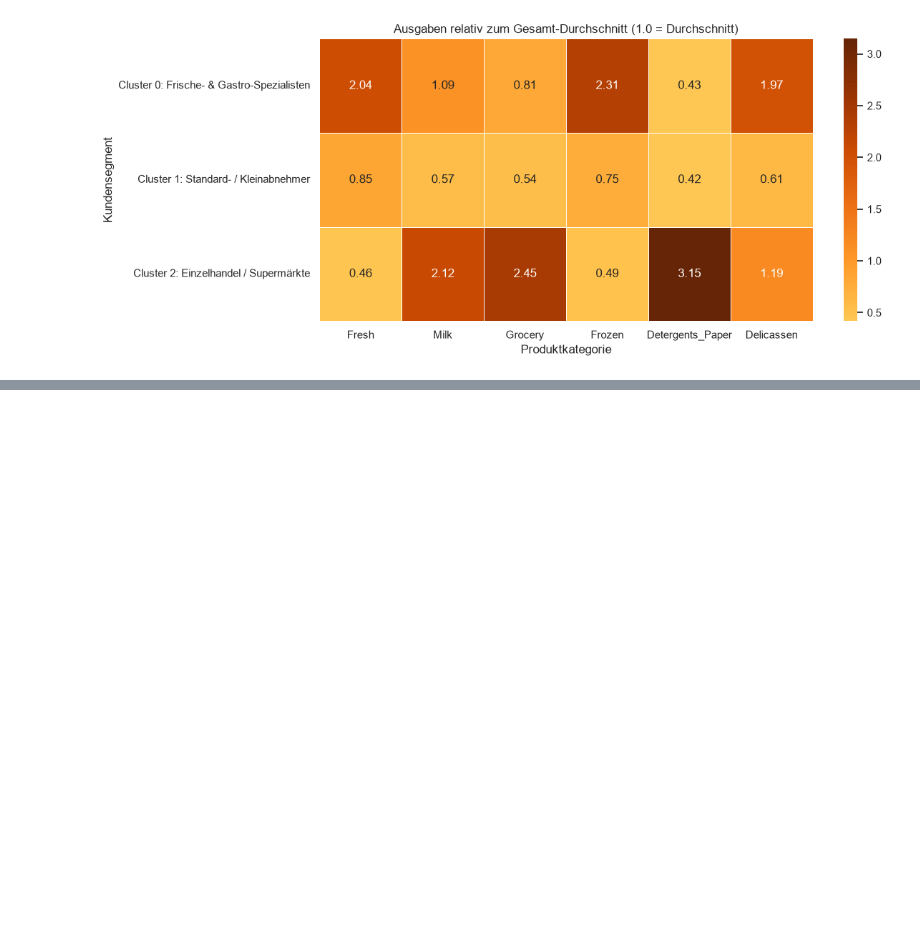
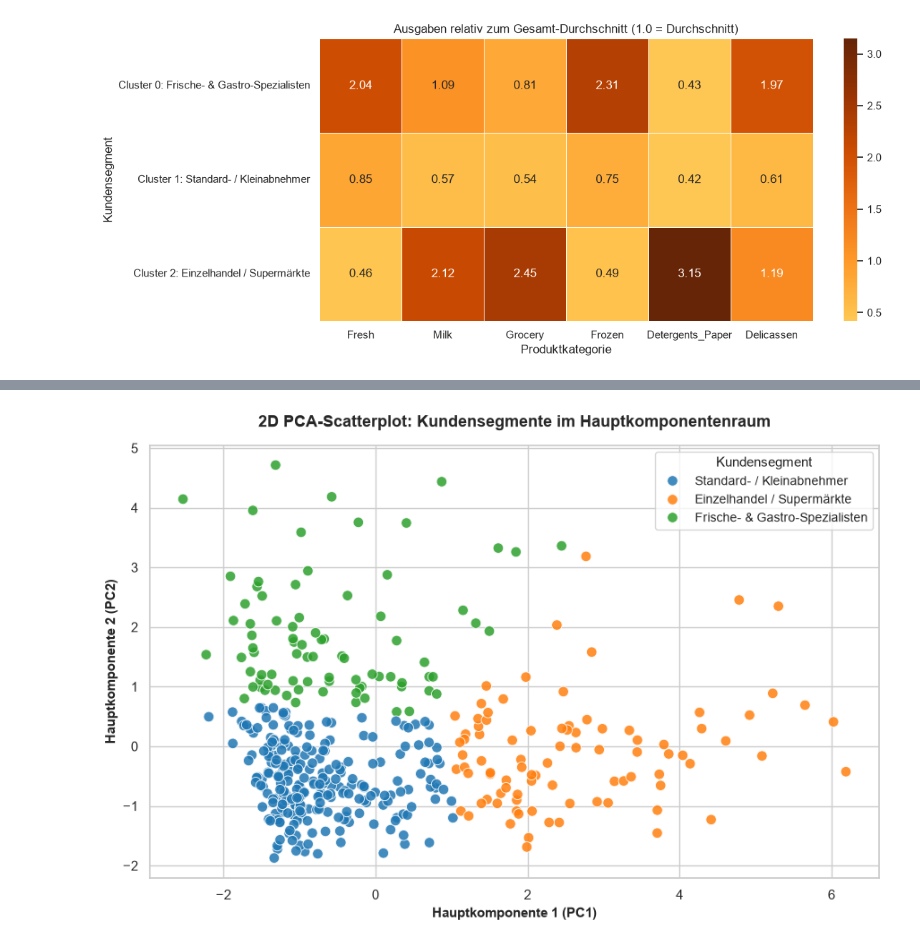
Before and after one commit to thombow-source/atlantico-ml, a Jupyter notebook: modeling.ipynb, the cells around one changed output, grey strips where cells are left out. Cells and saved outputs as stored; diff of their text form; code cells hidden in the pictures; blank space fills up the shorter version.

```diff
--- a/modeling.ipynb
+++ b/modeling.ipynb
@@ -346,0 +507,42 @@ plt.show()
+# %%
+import pandas as pd
+import matplotlib.pyplot as plt
+import seaborn as sns
+
+# 1. Wir nehmen die Spalte 'cluster' aus deinem 'clean' DataFrame
+# Prüfe kurz: Falls 'cluster' im Original [1, 2, 0] als Nummern hatte:
+cluster_names_map = {
+    0: "Frische- & Gastro-Spezialisten",
+    1: "Standard- / Kleinabnehmer",
+    2: "Einzelhandel / Supermärkte"
+}
+
+# 2. DataFrame mit den 2D-PCA-Daten erstellen
+pca_df = pd.DataFrame(X_pca, columns=["Hauptkomponente 1", "Hauptkomponente 2"])
+
+# WICHTIG: Das Mapping direkt auf clean["cluster"] anwenden
+pca_df["Kundensegment"] = clean["cluster"].map(cluster_names_map).values
+
+# 3. Plot zeichnen
+plt.figure(figsize=(9, 6))
+sns.set_theme(style="whitegrid")
+
+sns.scatterplot(
+    data=pca_df,
+    x="Hauptkomponente 1",
+    y="Hauptkomponente 2",
+    hue="Kundensegment",
+    palette="tab10",  # Standard-Palette, damit die Farben exakt dem ersten Plot entsprechen
+    s=70,
+    alpha=0.85
+)
+
+plt.title("2D PCA-Scatterplot: Kundensegmente im Hauptkomponentenraum", fontsize=13, fontweight="bold", pad=15)
+plt.xlabel("Hauptkomponente 1 (PC1)", fontsize=11, fontweight="bold")
+plt.ylabel("Hauptkomponente 2 (PC2)", fontsize=11, fontweight="bold")
+
+plt.legend(title="Kundensegment", title_fontsize="11", fontsize="10", loc="upper right")
+plt.tight_layout()
+plt.show()
+# %% [output]
+[figure, added]
```
Also changed, not shown: parts of 12 cells of this notebook, 1 other file.
